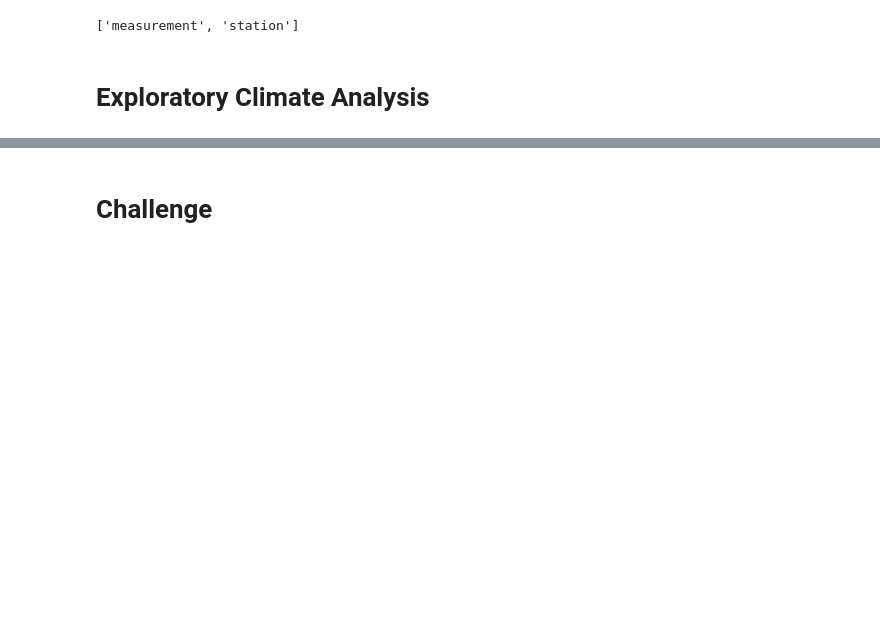
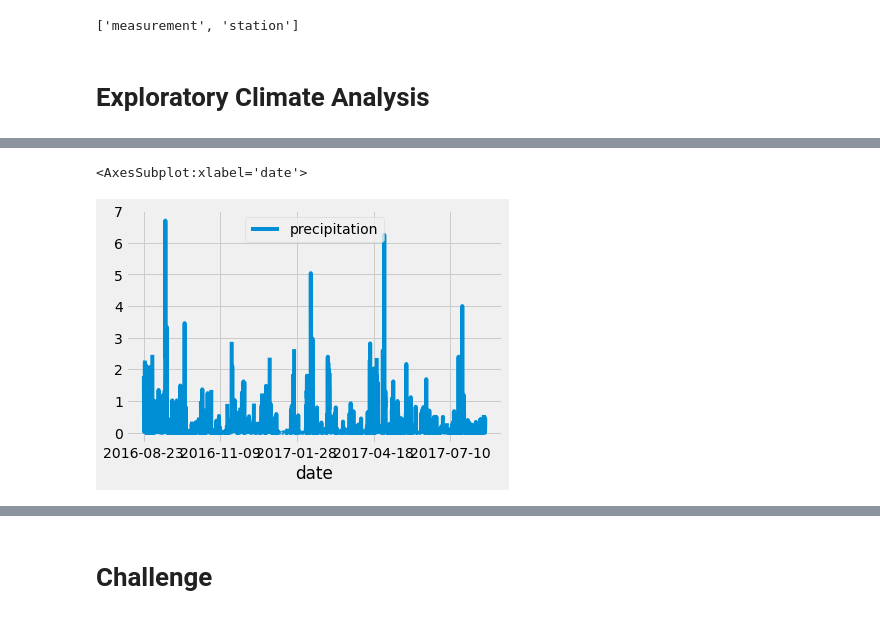
Before and after one commit to pojones/surfs_up, a Jupyter notebook: climate_analysis.ipynb, the cells around one changed output, grey strips where cells are left out. Drawn from its saved outputs; the diff is of its cells as text; code cells hidden in the pictures; blank space fills up the shorter version.

Commit message:
Example workbook; precipitation information set for analysis

```diff
--- a/climate_analysis.ipynb
+++ b/climate_analysis.ipynb
@@ -71,0 +81,15 @@ session = Session(engine)
+# %%
+## our data is stored in a variable, now we must save it to dataframe so that we may access it for analysis
+
+#* Save the query results as a Pandas DataFrame and set the index to the date column
+df = pd.DataFrame(results, columns=['date','precipitation'])
+# this saves our query results in two columns; 'date' and 'precipitation'
+# there are many functions we can use to alter the way our dataframe looks->
+# since our dataframe is currently indexed by integer, let's use the 'set_index() function to index by date
+# don't forget about the variable 'inplace' to specify whether we want to create a new dataframe or act on the current one
+df.set_index(df['date'], inplace=True)
+# this sets our index column to 'date'
+print(df)
+# print the dataframe with the index
+# however, since the index is already set to date, it's a little confusing. To print the dataframe without the index,
+print(df.to_string(index=False))
@@ -71,0 +114,9 @@ session = Session(engine)
+# %%
+## scrolling through the dataframe we've created, notice there are some dates that are out of place. we want chronological, so:
+
+#* Sort the dataframe by date
+
+df = df.sort_index()
+# since our index is already set to the date, we can easily reorder the dataframe entries
+print(df.to_string(index=False))
+# we can take another look at our dataframe now that the index has been sorted
@@ -71,0 +141,10 @@ session = Session(engine)
+# %%
+## now that everything looks kosher in our dataframe, we can plot the data for easy digestion
+
+#* Use Pandas Plotting with Matplotlib to plot the data
+
+df.plot()
+# since our dataframe is reasonably cohesive, we could use this simple plot to take a look at things
+# %% [output]
+<AxesSubplot:xlabel='date'>
+[figure, added]
```
Also changed, not shown: parts of 9 cells of this notebook.
